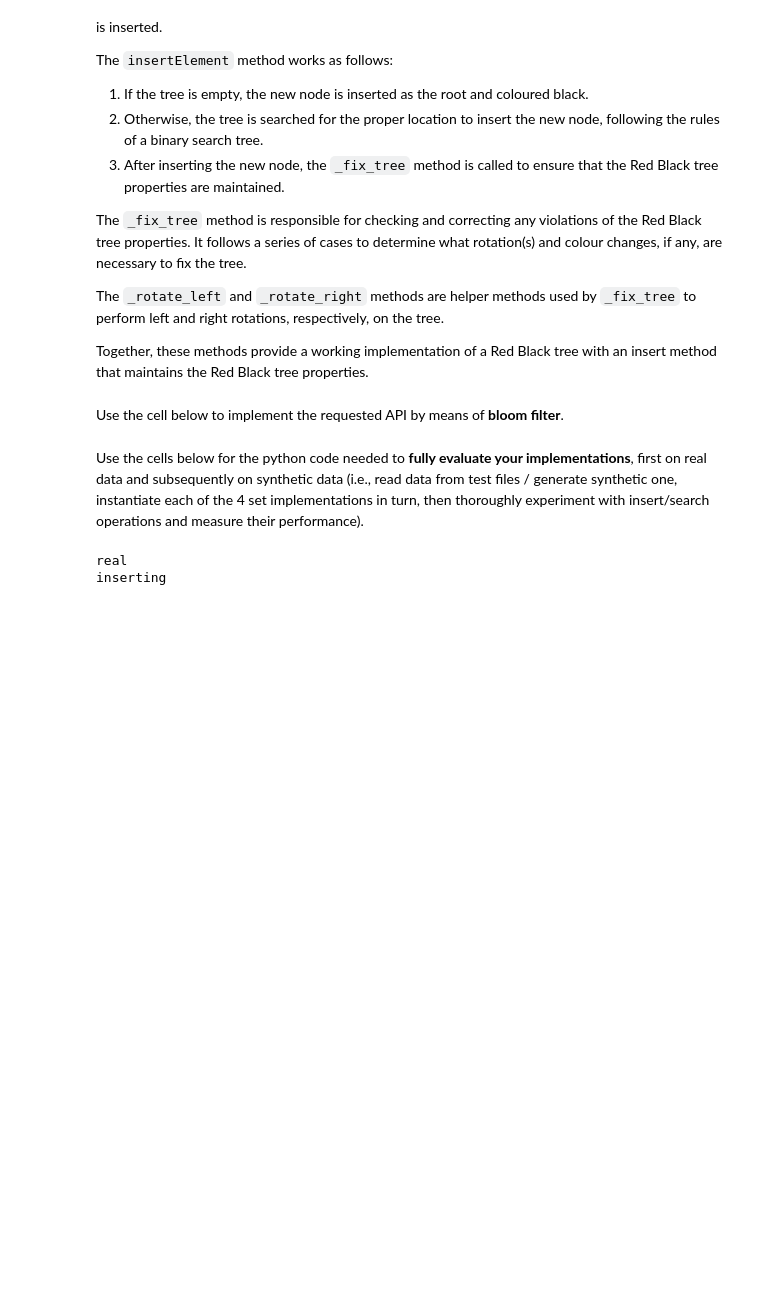
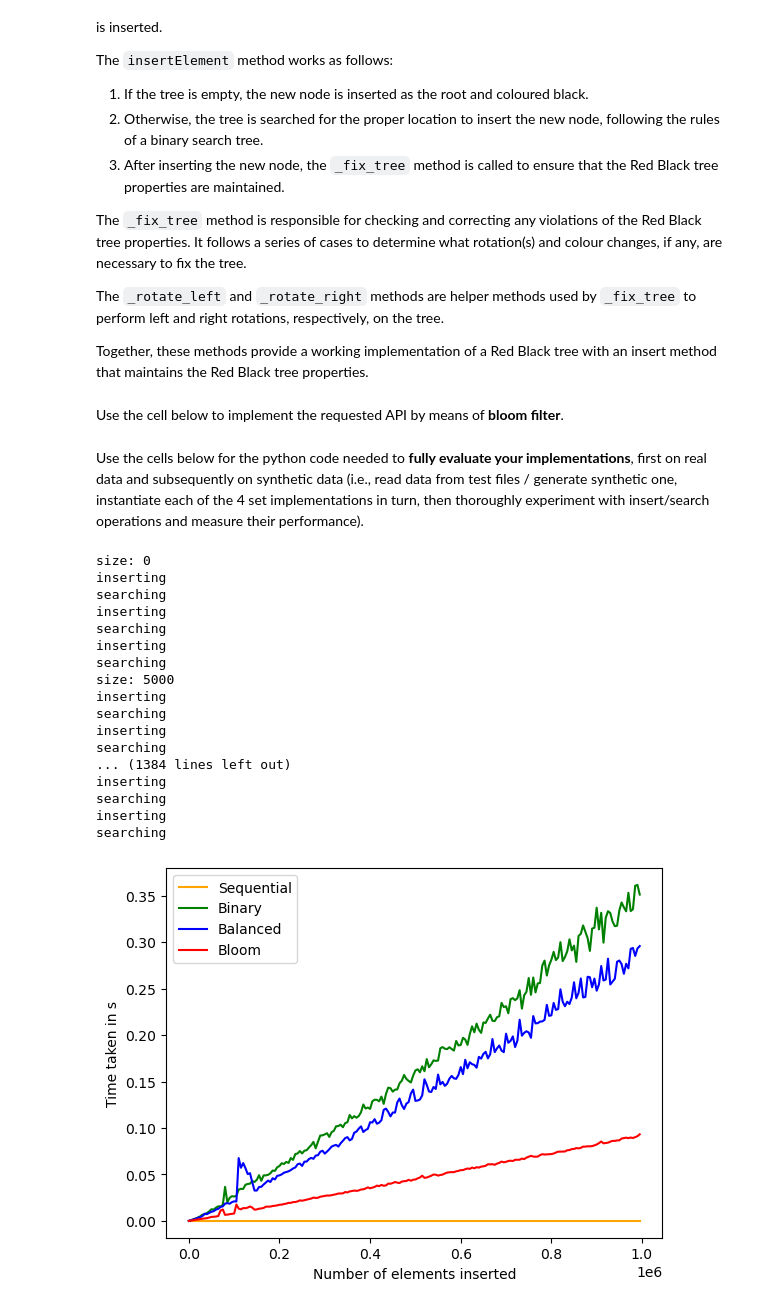
Before and after one commit to YulinCHEN-CS/Search-Algorithm, a Jupyter notebook: SetMembership.ipynb, the cells around one changed output. Drawn from its saved outputs; the diff is of its cells as text; code cells hidden in the pictures; blank space fills up the shorter version.

```diff
--- a/SetMembership.ipynb
+++ b/SetMembership.ipynb
@@ -460,7 +460,7 @@ class TestDataGenerator(AbstractTestDataGenerator):
     def generateData(self, size):
         # ADD YOUR CODE HERE
         data = []
-        for i in range(1, size):
+        for i in range(0, size):
             num = random.randint(1, 6)
             wrd = ""
             for j in range(num):
@@ -482,8 +482,7 @@ import matplotlib.pyplot as plt
     2. Call all_test() with "insert" or "search" as the parameter. This will either run a search
        test or an insert test. The results will be shown as a graph.
     3. Feel gree to tweak and modify code to give better results. i.e. so that Sequential is not
-       included in the graph as it skews the axis too much. I can provide code to do this if needed.
-       Feel free to contact me with issues or help :).
+       included in the graph as it skews the axis too much.
     p.s. The dickens text takes very long to insert and other tests may take a while too.
 '''
 def txt_to_array(file_name : str) -> list:
@@ -525,7 +524,7 @@ class TestClass:
 
         if self.test_type == "synthetic":
             sizes = []
-            for i in range(0, 100):
+            for i in range(0, 200):
                 sizes.append(5000 * i)
             for size in sizes:
                 print("size: " + str(size))
@@ -590,37 +589,53 @@ class TestClass:
             for item in self.insert_data:
                 self.sequential.insertElement(item)
         elif struct == "Binary":
             for item in self.insert_data:
                 self.binary.insertElement(item)
         elif struct == "Balanced":
             for item in self.insert_data:
                 self.balanced.insertElement(item)
         elif struct == "Bloom":
             for item in self.insert_data:
                 self.bloom.insertElement(item)
         else:
             raise Exception("Invalid data structure")
 
     def search_test(self, struct):
         print("searching")
         if struct == "Sequential":
-            for item in self.insert_data:
+            for item in self.search_data:
                 self.sequential.searchElement(item)
         elif struct == "Binary":
-            for item in self.insert_data:
+            for item in self.search_data:
                 self.binary.searchElement(item)
         elif struct == "Balanced":
-            for item in self.insert_data:
+            for item in self.search_data:
                 self.balanced.searchElement(item)
         elif struct == "Bloom":
-            for item in self.insert_data:
+            for item in self.search_data:
                 self.bloom.searchElement(item)
         else:
             raise Exception("Invalid data structure")
 
 
-te = TestClass(txt_to_array("test3-dickens.txt"), txt_to_array("test-search.txt"), "real")
-te.all_test("insert")
+te = TestClass()
+te.all_test("search")
 # %% [output]
-real
+size: 0
 inserting
+searching
+inserting
+searching
+inserting
+searching
+size: 5000
+inserting
+searching
+inserting
+searching
+... (1384 lines left out)
+inserting
+searching
+inserting
+searching
+[figure, added]
```
Also changed, not shown: parts of 1 cell of this notebook.
